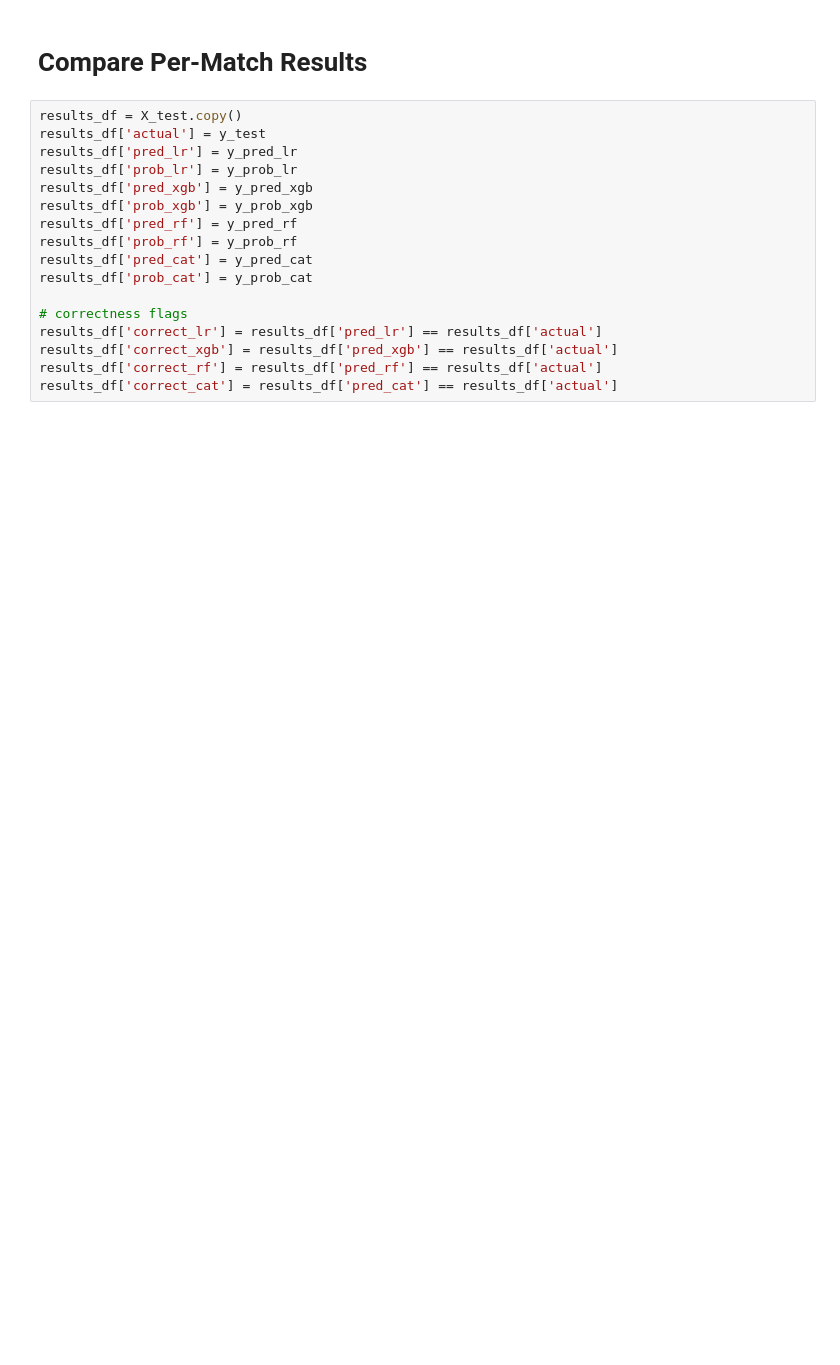
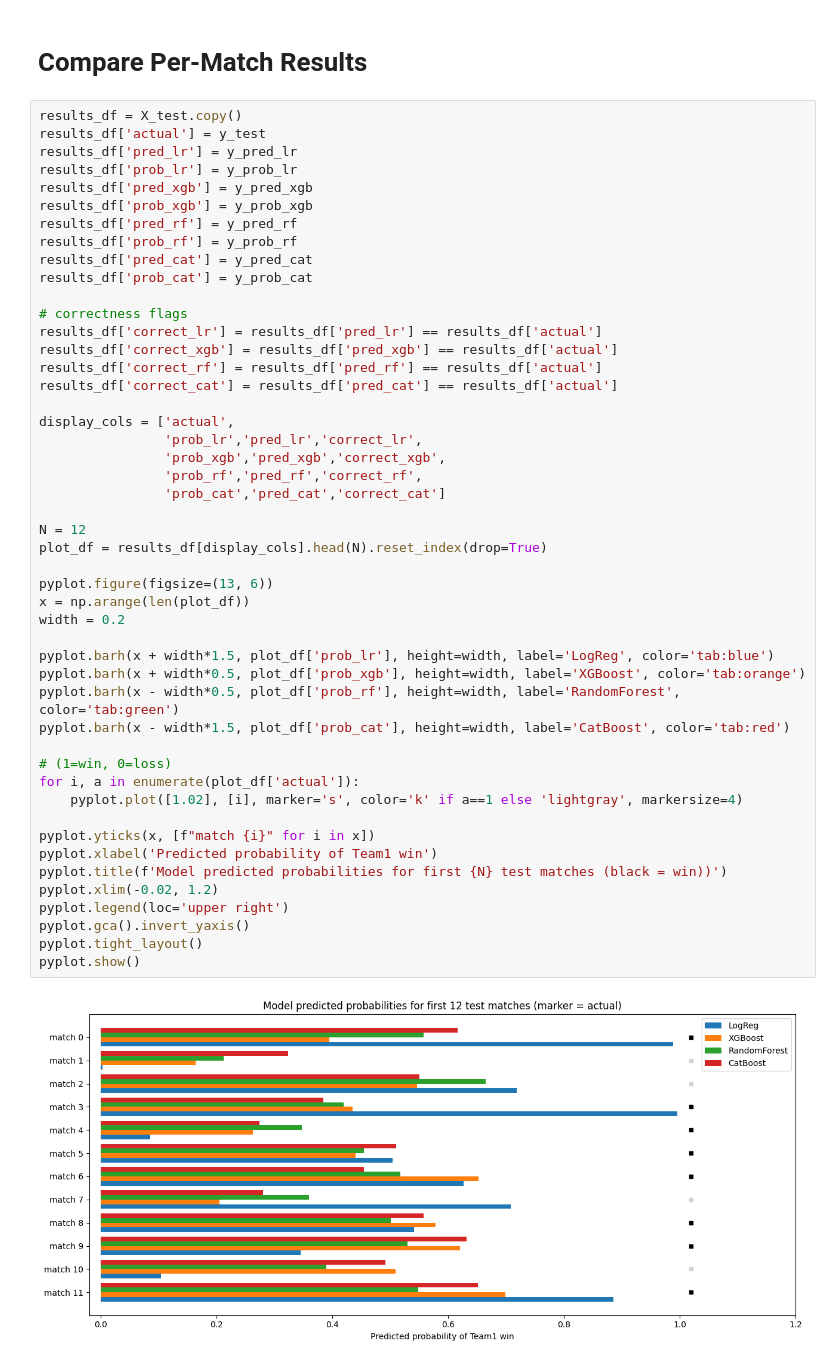
Before and after one commit to afyuu/wc_prediction, a Jupyter notebook: models.ipynb, the cells around one changed output. Saved outputs shown, nothing was run; the diff lists cells and outputs as text; blank space fills up the shorter version.

Commit message:
added ml comparison visuals for first 12 matches

```diff
--- a/models.ipynb
+++ b/models.ipynb
@@ -356,17 +504,50 @@ pyplot.show()
 # %%
 results_df = X_test.copy()
 results_df['actual'] = y_test
 results_df['pred_lr'] = y_pred_lr
 results_df['prob_lr'] = y_prob_lr
 results_df['pred_xgb'] = y_pred_xgb
 results_df['prob_xgb'] = y_prob_xgb
 results_df['pred_rf'] = y_pred_rf
 results_df['prob_rf'] = y_prob_rf
 results_df['pred_cat'] = y_pred_cat
 results_df['prob_cat'] = y_prob_cat
 
 # correctness flags
 results_df['correct_lr'] = results_df['pred_lr'] == results_df['actual']
 results_df['correct_xgb'] = results_df['pred_xgb'] == results_df['actual']
 results_df['correct_rf'] = results_df['pred_rf'] == results_df['actual']
 results_df['correct_cat'] = results_df['pred_cat'] == results_df['actual']
+
+display_cols = ['actual',
+                'prob_lr','pred_lr','correct_lr',
+                'prob_xgb','pred_xgb','correct_xgb',
+                'prob_rf','pred_rf','correct_rf',
+                'prob_cat','pred_cat','correct_cat']
+
+N = 12
+plot_df = results_df[display_cols].head(N).reset_index(drop=True)
+
+pyplot.figure(figsize=(13, 6))
+x = np.arange(len(plot_df))
+width = 0.2
+
+pyplot.barh(x + width*1.5, plot_df['prob_lr'], height=width, label='LogReg', color='tab:blue')
+pyplot.barh(x + width*0.5, plot_df['prob_xgb'], height=width, label='XGBoost', color='tab:orange')
+pyplot.barh(x - width*0.5, plot_df['prob_rf'], height=width, label='RandomForest', color='tab:green')
+pyplot.barh(x - width*1.5, plot_df['prob_cat'], height=width, label='CatBoost', color='tab:red')
+
+# (1=win, 0=loss)
+for i, a in enumerate(plot_df['actual']):
+    pyplot.plot([1.02], [i], marker='s', color='k' if a==1 else 'lightgray', markersize=4)
+
+pyplot.yticks(x, [f"match {i}" for i in x])
+pyplot.xlabel('Predicted probability of Team1 win')
+pyplot.title(f'Model predicted probabilities for first {N} test matches (black = win))')
+pyplot.xlim(-0.02, 1.2)
+pyplot.legend(loc='upper right')
+pyplot.gca().invert_yaxis()
+pyplot.tight_layout()
+pyplot.show()
+# %% [output]
+[figure, added]
```
Also changed, not shown: parts of 12 cells of this notebook.
